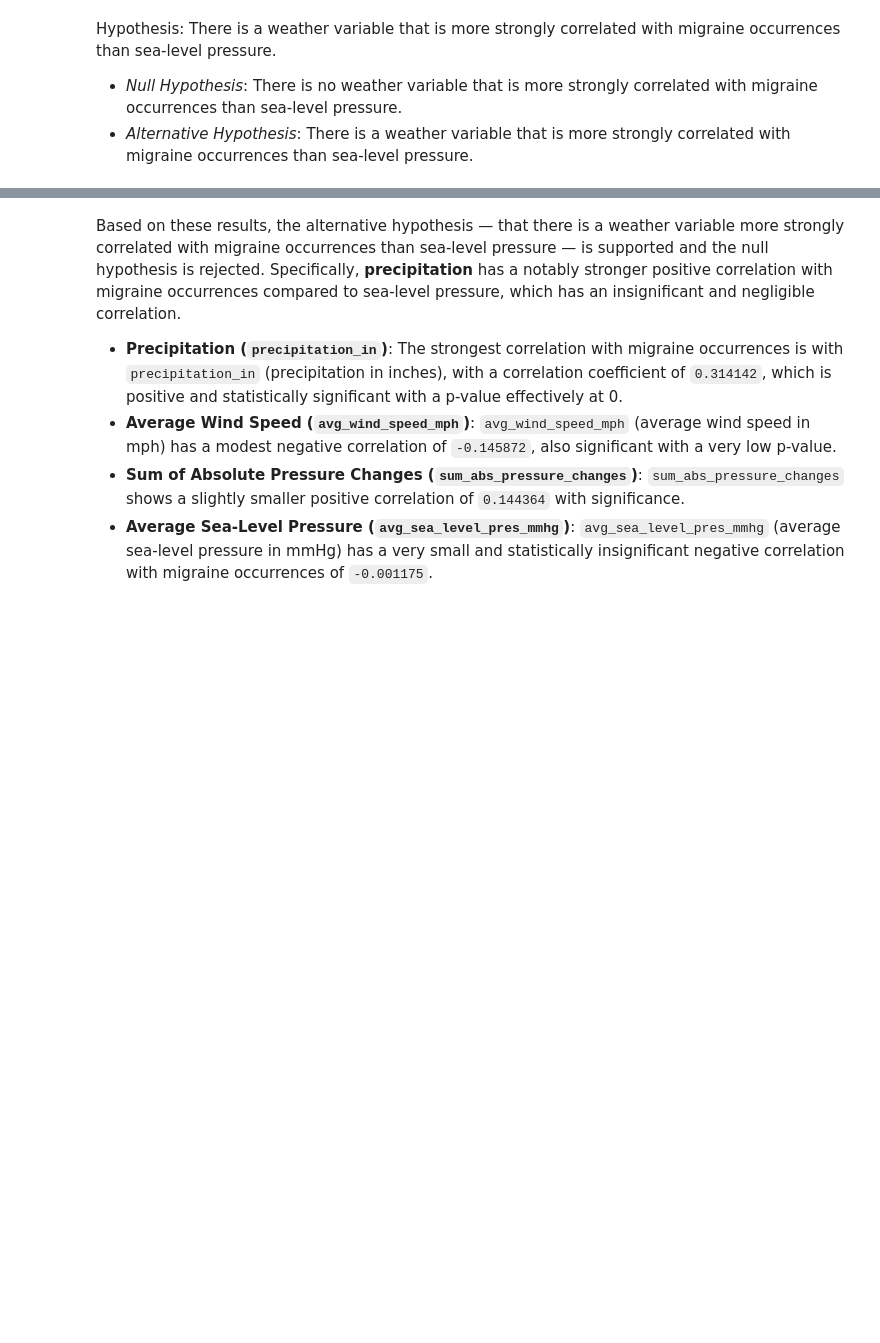
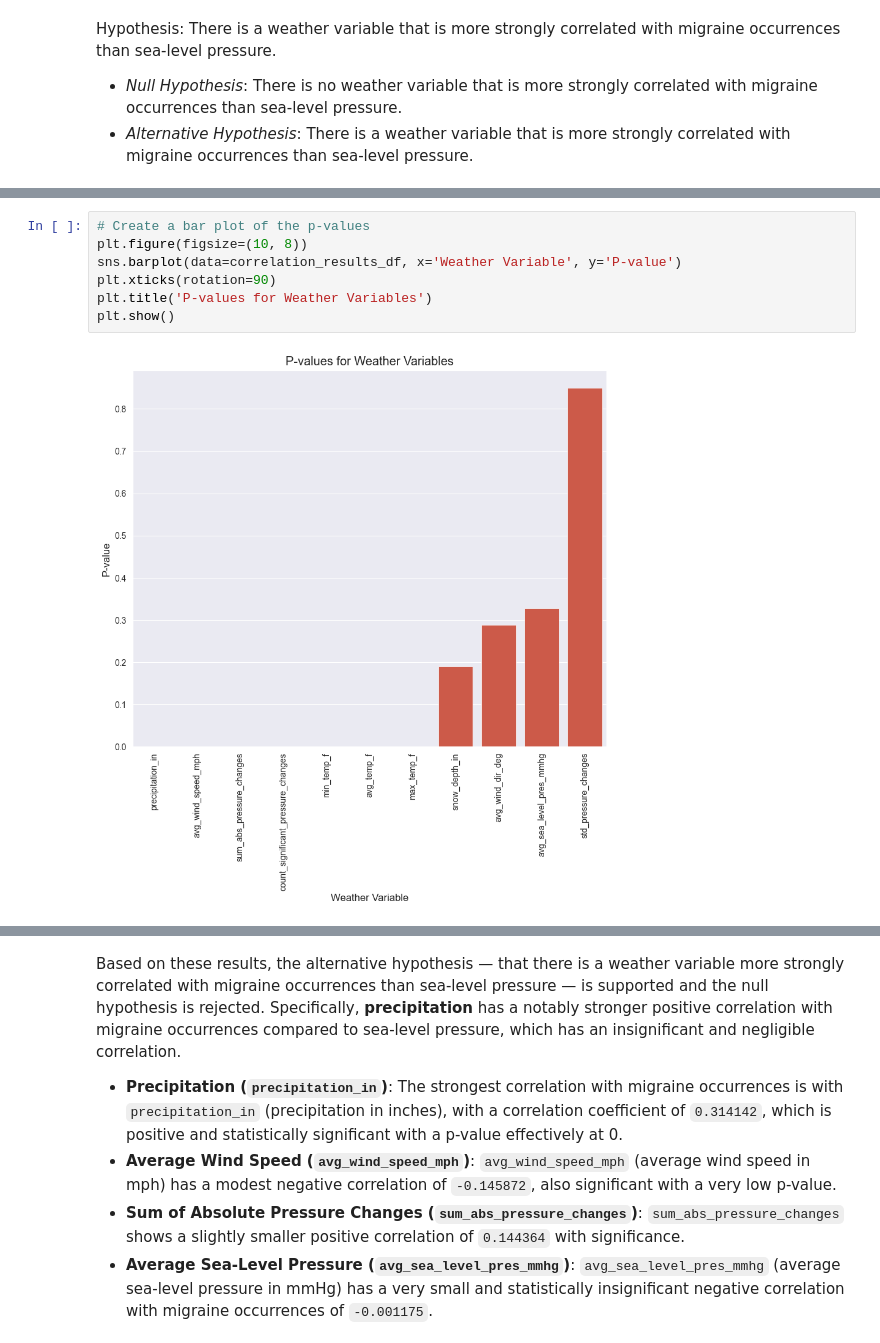
Before and after one commit to christinedbaxter/analyticsCapstone, a Jupyter notebook: notebooks/03_data_analysis.ipynb, the cells around one changed output, grey strips where cells are left out. Drawn from its saved outputs; the diff is of its cells as text; blank space fills up the shorter version.

```diff
--- a/notebooks/03_data_analysis.ipynb
+++ b/notebooks/03_data_analysis.ipynb
@@ -357,0 +381,9 @@ correlation_results_df
+# %%
+# Create a bar plot of the p-values
+plt.figure(figsize=(10, 8))
+sns.barplot(data=correlation_results_df, x='Weather Variable', y='P-value')
+plt.xticks(rotation=90)
+plt.title('P-values for Weather Variables')
+plt.show()
+# %% [output]
+[figure, added]
```
Also changed, not shown: parts of 29 cells of this notebook, 15 other files.
